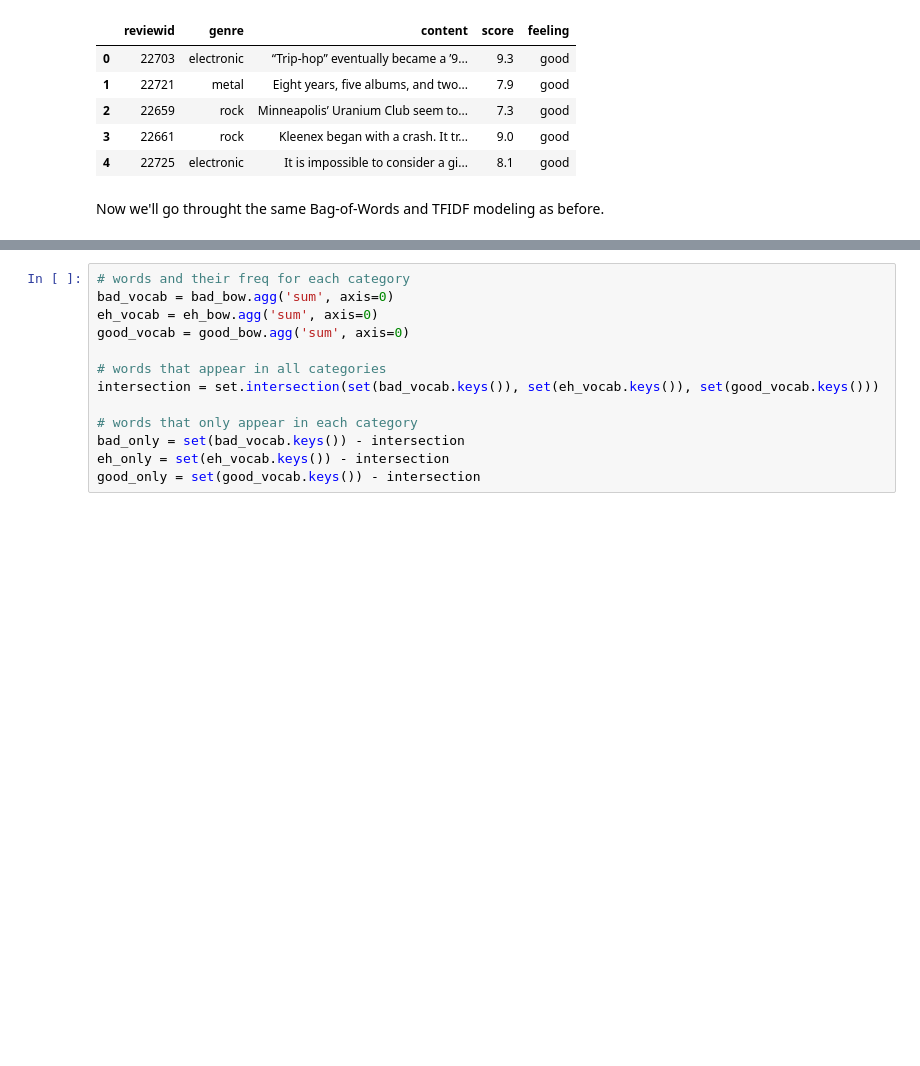
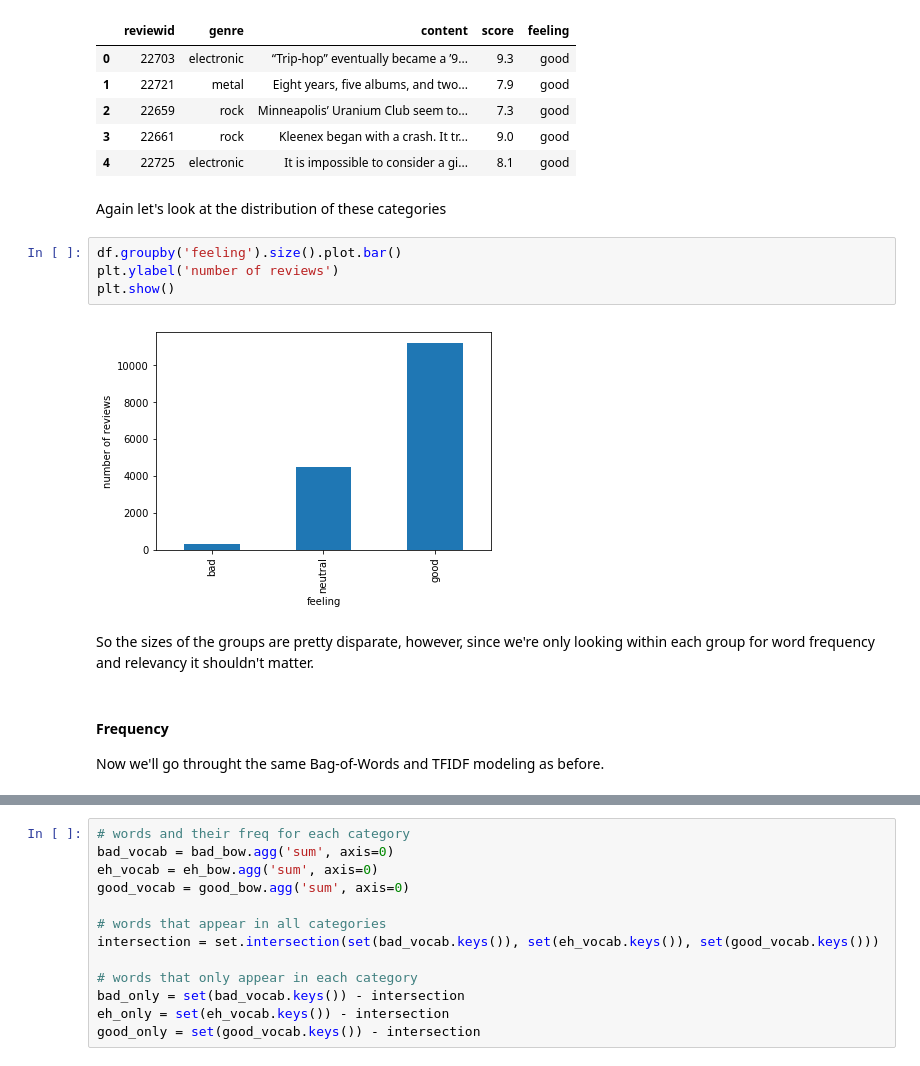
Before and after one commit to ncmatson/SMU_ML_Labs, a Jupyter notebook: 02smuml_lab/lab2.ipynb, the cells around one changed output, grey strips where cells are left out. Saved outputs shown, nothing was run; the diff lists cells and outputs as text; blank space fills up the shorter version.

```diff
--- a/02smuml_lab/lab2.ipynb
+++ b/02smuml_lab/lab2.ipynb
@@ -579,7 +579,18 @@ df.head()
 | 2 | 22659 | rock | Minneapolis’ Uranium Club seem to... | 7.3 | good |
 | 3 | 22661 | rock | Kleenex began with a crash. It tr... | 9.0 | good |
 | 4 | 22725 | electronic | It is impossible to consider a gi... | 8.1 | good |
+# %% [markdown]
+Again let's look at the distribution of these categories
+# %%
+df.groupby('feeling').size().plot.bar()
+plt.ylabel('number of reviews')
+plt.show()
+# %% [output]
+[figure, added]
+# %% [markdown]
+So the sizes of the groups are pretty disparate, however, since we're only looking within each group for word frequency and relevancy it shouldn't matter.
 # %% [markdown]
+#### Frequency
 Now we'll go throught the same Bag-of-Words and TFIDF modeling as before.
 # %%
 %%time
```
Also changed, not shown: parts of 11 cells of this notebook.
